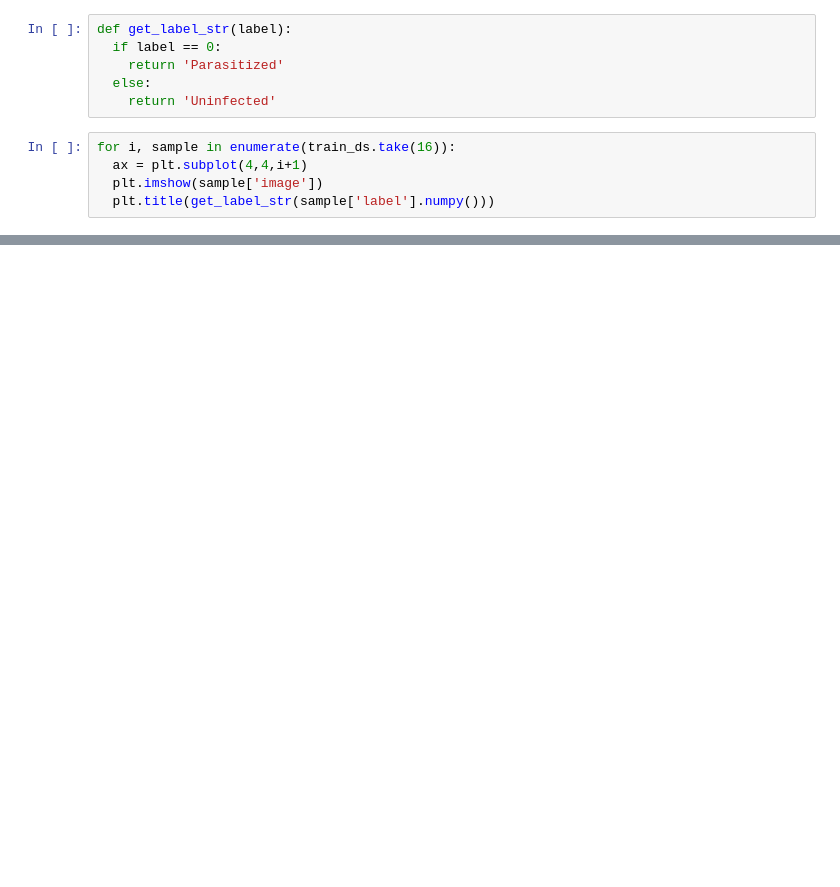
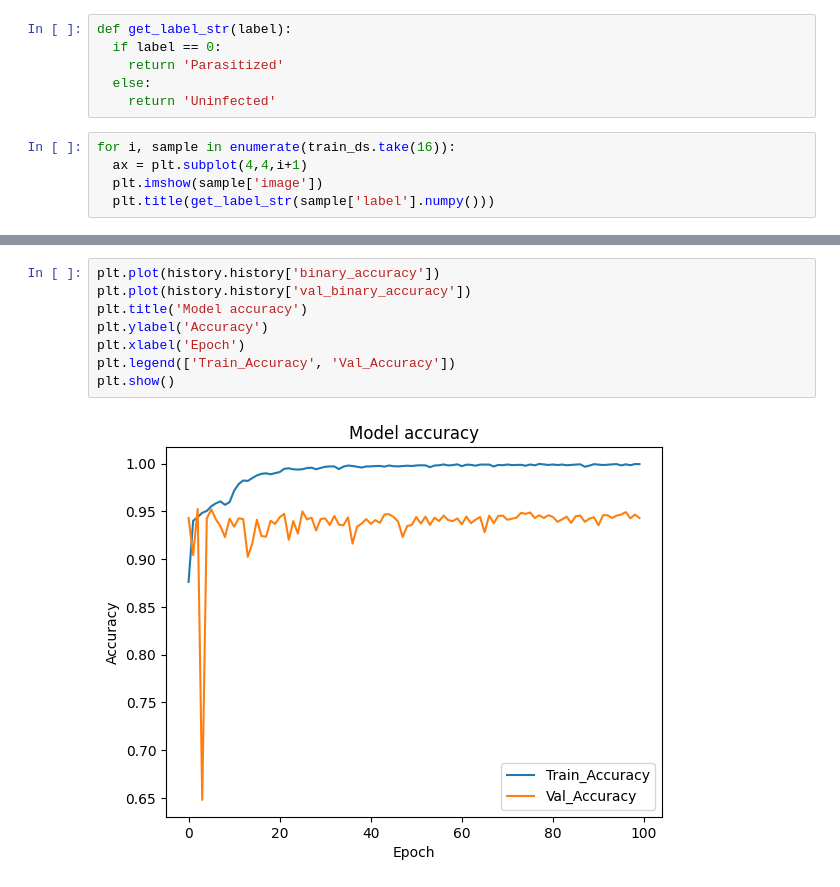
Before and after one commit to eubielaraujo/MalariaDiagnosisCNN, a Jupyter notebook: Malaria_Diagnosis_CNN.ipynb, the cells around one changed output, grey strips where cells are left out. Drawn from its saved outputs; the diff is of its cells as text; blank space fills up the shorter version.

```diff
--- a/Malaria_Diagnosis_CNN.ipynb
+++ b/Malaria_Diagnosis_CNN.ipynb
@@ -117,0 +129,10 @@ Model: "sequential_1"
+# %%
+plt.plot(history.history['binary_accuracy'])
+plt.plot(history.history['val_binary_accuracy'])
+plt.title('Model accuracy')
+plt.ylabel('Accuracy')
+plt.xlabel('Epoch')
+plt.legend(['Train_Accuracy', 'Val_Accuracy'])
+plt.show()
+# %% [output]
+[figure, added]
```
Also changed, not shown: parts of 12 cells of this notebook.
